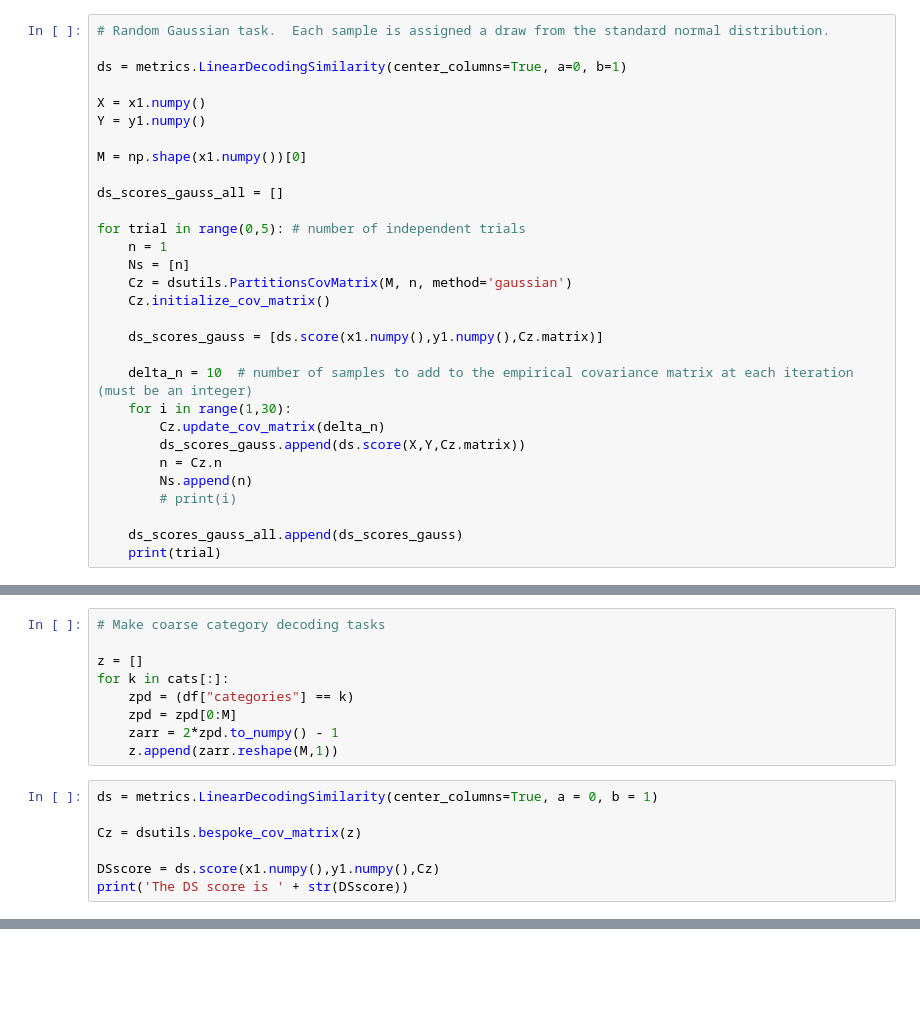
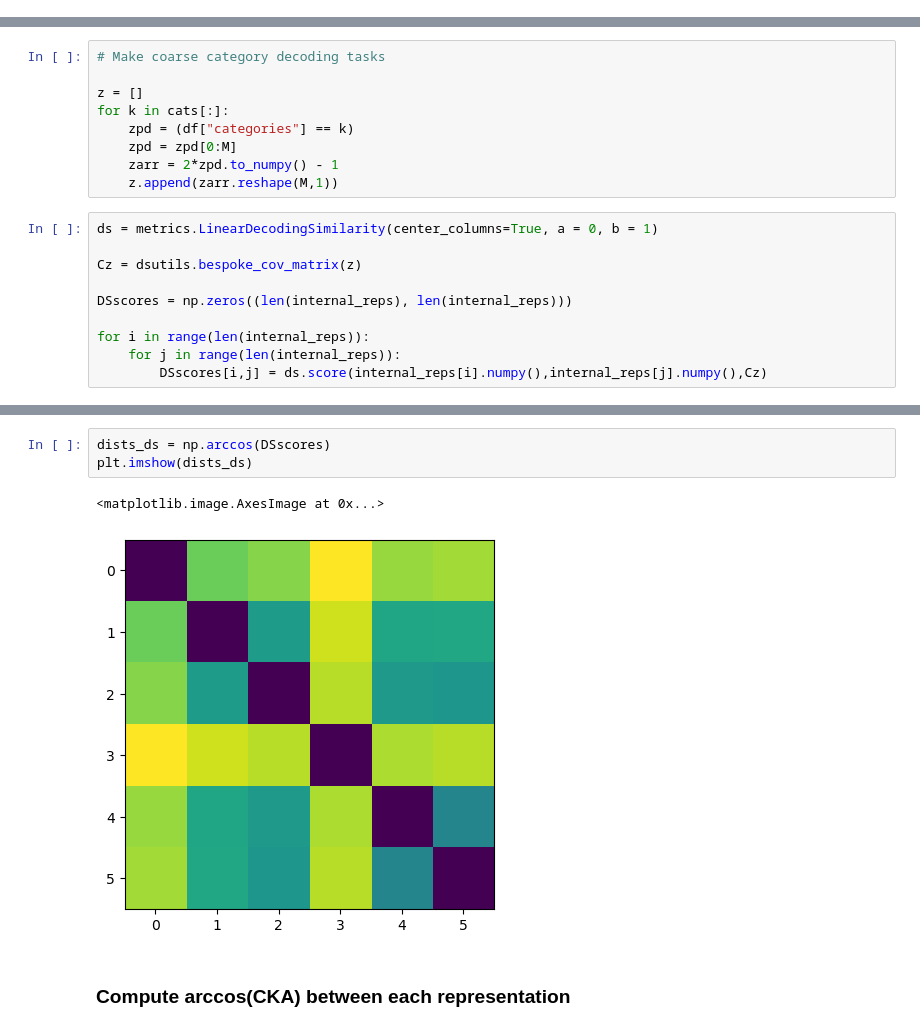
Before and after one commit to SarahHarvey/decoding-similarity, a Jupyter notebook: compare-many-networks-decoding-similarity.ipynb, the cells around one changed output, grey strips where cells are left out. Drawn from its saved outputs; the diff is of its cells as text; blank space fills up the shorter version.

```diff
--- a/compare-networks-decoding-similarity.ipynb
+++ b/compare-many-networks-decoding-similarity.ipynb
@@ -260,30 +95,0 @@ for trial in range(0,5):  # number of independent trials
-# %%
-# Random Gaussian task.  Each sample is assigned a draw from the standard normal distribution.
-
-ds = metrics.LinearDecodingSimilarity(center_columns=True, a=0, b=1)
-
-X = x1.numpy()
-Y = y1.numpy()
-
-M = np.shape(x1.numpy())[0]
-
-ds_scores_gauss_all = []
-
-for trial in range(0,5): # number of independent trials
-    n = 1
-    Ns = [n]
-    Cz = dsutils.PartitionsCovMatrix(M, n, method='gaussian')
-    Cz.initialize_cov_matrix()
-
-    ds_scores_gauss = [ds.score(x1.numpy(),y1.numpy(),Cz.matrix)]
-
-    delta_n = 10  # number of samples to add to the empirical covariance matrix at each iteration (must be an integer)
-    for i in range(1,30):
-        Cz.update_cov_matrix(delta_n)
-        ds_scores_gauss.append(ds.score(X,Y,Cz.matrix))
-        n = Cz.n
-        Ns.append(n)
-        # print(i)
-
-    ds_scores_gauss_all.append(ds_scores_gauss)
-    print(trial)
@@ -350,5 +131,8 @@ ds = metrics.LinearDecodingSimilarity(center_columns=True, a = 0, b = 1)
 
 Cz = dsutils.bespoke_cov_matrix(z)
 
-DSscore = ds.score(x1.numpy(),y1.numpy(),Cz)
-print('The DS score is ' + str(DSscore))
+DSscores = np.zeros((len(internal_reps), len(internal_reps)))
+
+for i in range(len(internal_reps)):
+    for j in range(len(internal_reps)):
+        DSscores[i,j] = ds.score(internal_reps[i].numpy(),internal_reps[j].numpy(),Cz)
@@ -376,0 +139,8 @@ plt.ylabel('Simiarlity score')
+# %%
+dists_ds = np.arccos(DSscores)
+plt.imshow(dists_ds)
+# %% [output]
+<matplotlib.image.AxesImage at 0x...>
+[figure, added]
+# %% [markdown]
+### Compute arccos(CKA) between each representation
```
Also changed, not shown: parts of 38 cells of this notebook, 4 other files.
